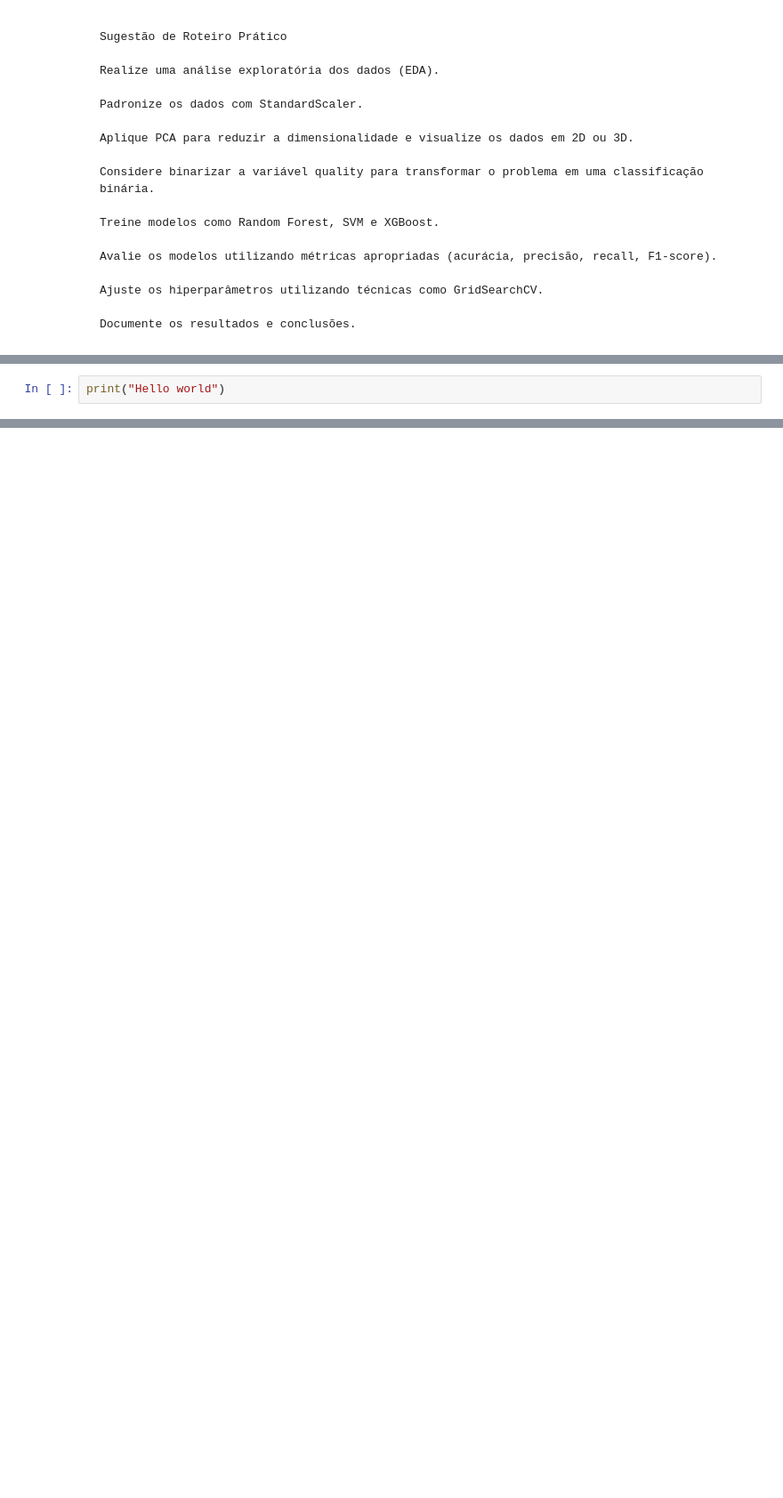
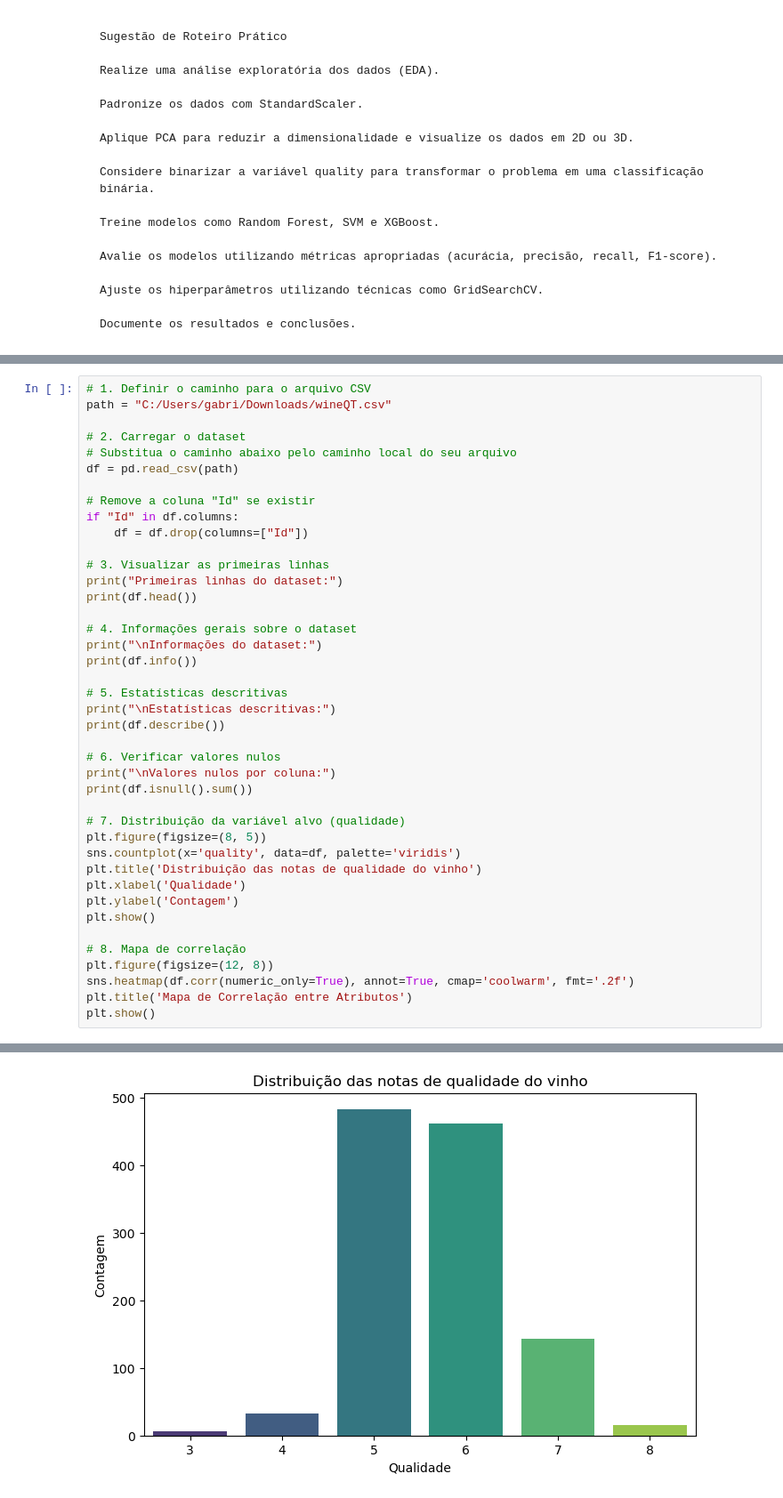
Before and after one commit to TurnipPudding/Machine-Learning---SCC0276, a Jupyter notebook: Projeto 1.ipynb, the cells around one changed output, grey strips where cells are left out. Shown at 89% size. Saved outputs shown, nothing was run; the diff lists cells and outputs as text; blank space fills up the shorter version.

```diff
--- a/Projeto 1.ipynb
+++ b/Projeto 1.ipynb
@@ -27,3 +37,42 @@ Hello world
 # %%
-print("Hello world")
+# 1. Definir o caminho para o arquivo CSV
+path = "C:/Users/gabri/Downloads/wineQT.csv"
+
+# 2. Carregar o dataset
+# Substitua o caminho abaixo pelo caminho local do seu arquivo
+df = pd.read_csv(path)
+
+# Remove a coluna "Id" se existir
+if "Id" in df.columns:
+    df = df.drop(columns=["Id"])
+
+# 3. Visualizar as primeiras linhas
+print("Primeiras linhas do dataset:")
+print(df.head())
+
+# 4. Informações gerais sobre o dataset
+print("\nInformações do dataset:")
+print(df.info())
+
+# 5. Estatísticas descritivas
+print("\nEstatísticas descritivas:")
+print(df.describe())
+
+# 6. Verificar valores nulos
+print("\nValores nulos por coluna:")
+print(df.isnull().sum())
+
+# 7. Distribuição da variável alvo (qualidade)
+plt.figure(figsize=(8, 5))
+sns.countplot(x='quality', data=df, palette='viridis')
+plt.title('Distribuição das notas de qualidade do vinho')
+plt.xlabel('Qualidade')
+plt.ylabel('Contagem')
+plt.show()
+
+# 8. Mapa de correlação
+plt.figure(figsize=(12, 8))
+sns.heatmap(df.corr(numeric_only=True), annot=True, cmap='coolwarm', fmt='.2f')
+plt.title('Mapa de Correlação entre Atributos')
+plt.show()
 # %% [output]
@@ -30,0 +96 @@ Hello world
+[figure, added]
```
Also changed, not shown: parts of 19 cells of this notebook.
